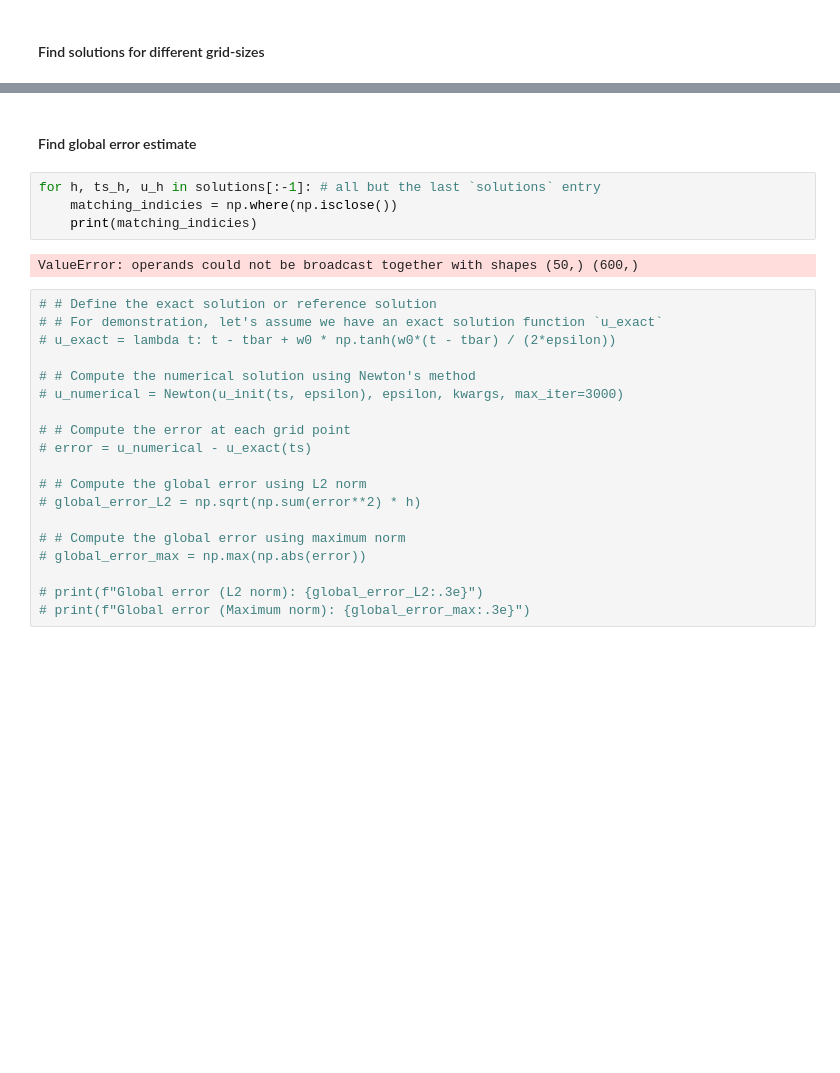
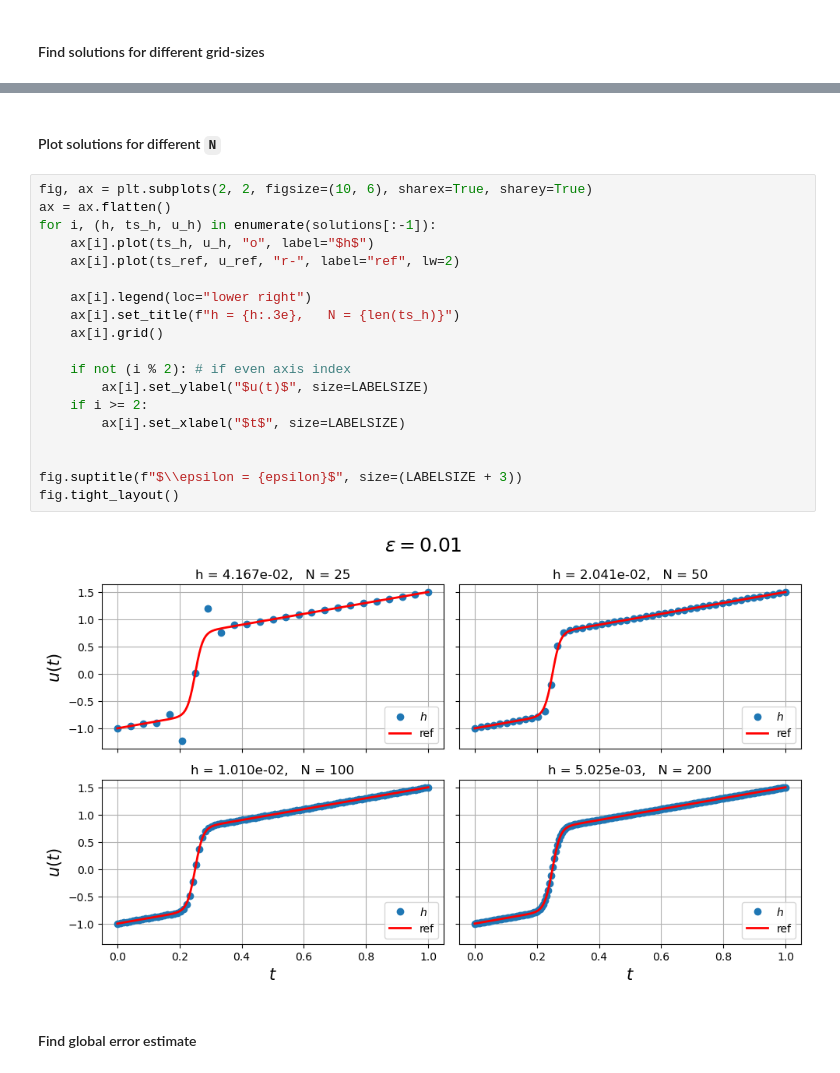
Before and after one commit to BastianValhoj/02687, a Jupyter notebook: assignment1/exercise2.ipynb, the cells around one changed output, grey strips where cells are left out. Saved outputs shown, nothing was run; the diff lists cells and outputs as text; blank space fills up the shorter version.

```diff
--- a/assignment1/exercise2.ipynb
+++ b/assignment1/exercise2.ipynb
@@ -472,27 +475,25 @@ Running loop   :   2,480/3,000
+# %% [markdown]
+#### Plot solutions for different `N`
+# %%
+fig, ax = plt.subplots(2, 2, figsize=(10, 6), sharex=True, sharey=True)
+ax = ax.flatten()
+for i, (h, ts_h, u_h) in enumerate(solutions[:-1]):
+    ax[i].plot(ts_h, u_h, "o", label="$h$")
+    ax[i].plot(ts_ref, u_ref, "r-", label="ref", lw=2)
+
+    ax[i].legend(loc="lower right")
+    ax[i].set_title(f"h = {h:.3e},   N = {len(ts_h)}")
+    ax[i].grid()
+
+    if not (i % 2): # if even axis index
+        ax[i].set_ylabel("$u(t)$", size=LABELSIZE)
+    if i >= 2:
+        ax[i].set_xlabel("$t$", size=LABELSIZE)
+
+
+fig.suptitle(f"$\\epsilon = {epsilon}$", size=(LABELSIZE + 3))
+fig.tight_layout()
+# %% [output]
+[figure, added]
 # %% [markdown]
 #### Find global error estimate
-# %%
-for h, ts_h, u_h in solutions[:-1]: # all but the last `solutions` entry
-    matching_indicies = np.where(np.isclose())
-    print(matching_indicies)
-# %% [output]
-ValueError: operands could not be broadcast together with shapes (50,) (600,)
-# %%
-# # Define the exact solution or reference solution
-# # For demonstration, let's assume we have an exact solution function `u_exact`
-# u_exact = lambda t: t - tbar + w0 * np.tanh(w0*(t - tbar) / (2*epsilon))
-
-# # Compute the numerical solution using Newton's method
-# u_numerical = Newton(u_init(ts, epsilon), epsilon, kwargs, max_iter=3000)
-
-# # Compute the error at each grid point
-# error = u_numerical - u_exact(ts)
-
-# # Compute the global error using L2 norm
-# global_error_L2 = np.sqrt(np.sum(error**2) * h)
-
-# # Compute the global error using maximum norm
-# global_error_max = np.max(np.abs(error))
-
-# print(f"Global error (L2 norm): {global_error_L2:.3e}")
-# print(f"Global error (Maximum norm): {global_error_max:.3e}")
```
Also changed, not shown: parts of 13 cells of this notebook.
